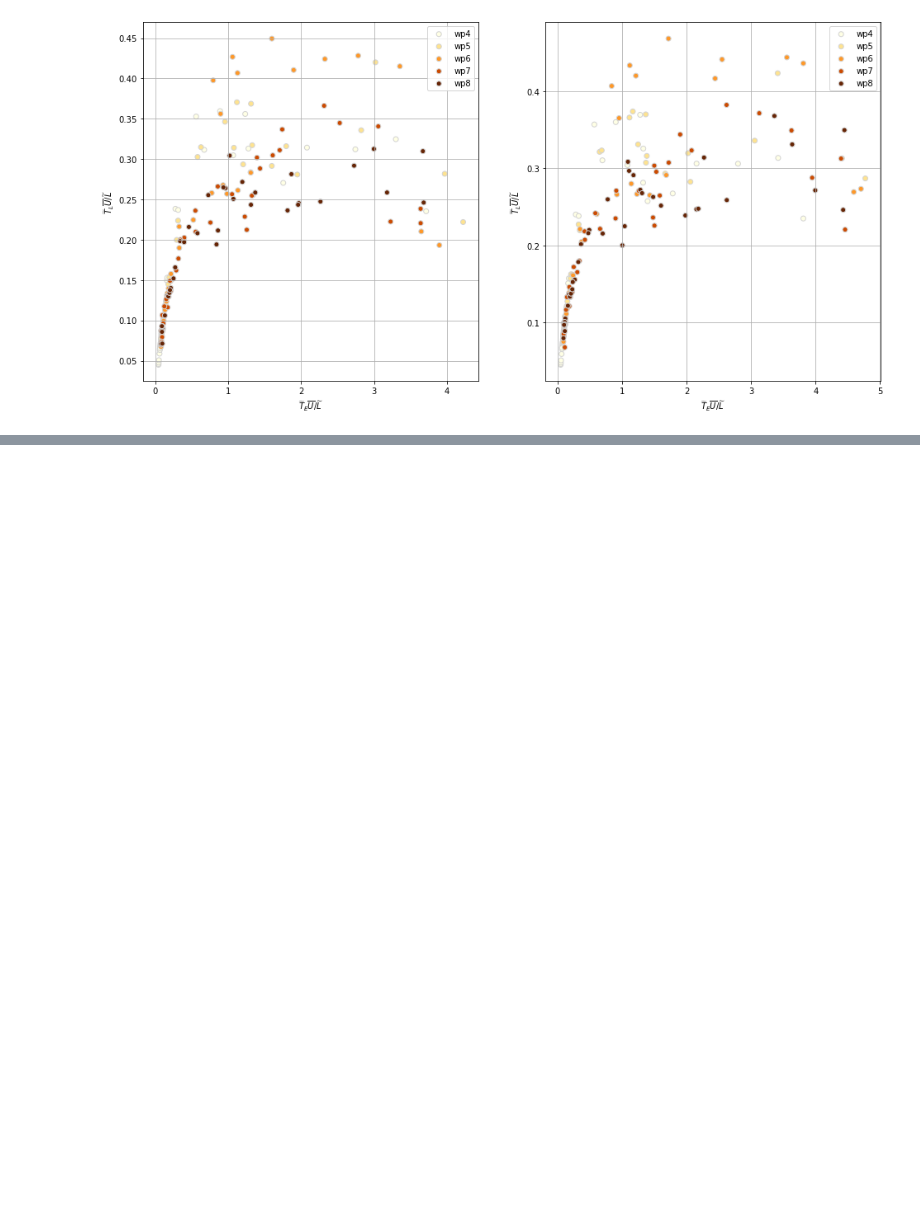
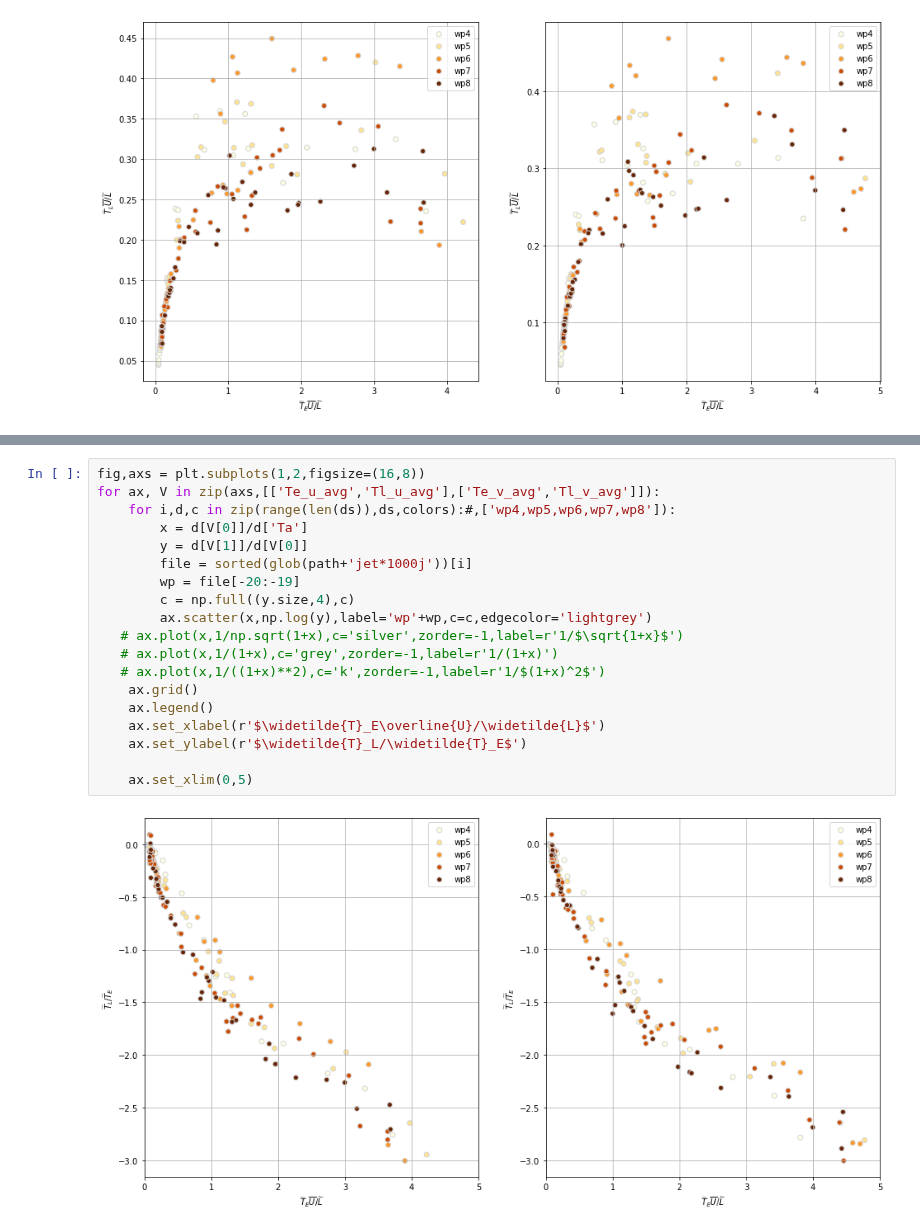
Before and after one commit to zcasparco/equinox_phd, a Jupyter notebook: synthesis/Synthesis_Tt_comp.ipynb, the cells around one changed output, grey strips where cells are left out. Saved outputs shown, nothing was run; the diff lists cells and outputs as text; blank space fills up the shorter version.

```diff
--- a/synthesis/Synthesis_Tt_comp.ipynb
+++ b/synthesis/Synthesis_Tt_comp.ipynb
@@ -242,0 +220,21 @@ AttributeError: module 'xarray' has no attribute 'DataArray'
+# %%
+fig,axs = plt.subplots(1,2,figsize=(16,8))
+for ax, V in zip(axs,[['Te_u_avg','Tl_u_avg'],['Te_v_avg','Tl_v_avg']]):
+    for i,d,c in zip(range(len(ds)),ds,colors):#,['wp4,wp5,wp6,wp7,wp8']):
+        x = d[V[0]]/d['Ta']
+        y = d[V[1]]/d[V[0]]
+        file = sorted(glob(path+'jet*1000j'))[i]
+        wp = file[-20:-19]
+        c = np.full((y.size,4),c)
+        ax.scatter(x,np.log(y),label='wp'+wp,c=c,edgecolor='lightgrey')
+   # ax.plot(x,1/np.sqrt(1+x),c='silver',zorder=-1,label=r'1/$\sqrt{1+x}$')
+   # ax.plot(x,1/(1+x),c='grey',zorder=-1,label=r'1/(1+x)')
+   # ax.plot(x,1/((1+x)**2),c='k',zorder=-1,label=r'1/$(1+x)^2$')
+    ax.grid()
+    ax.legend()
+    ax.set_xlabel(r'$\widetilde{T}_E\overline{U}/\widetilde{L}$')
+    ax.set_ylabel(r'$\widetilde{T}_L/\widetilde{T}_E$')
+
+    ax.set_xlim(0,5)
+# %% [output]
+[figure, added]
```
Also changed, not shown: parts of 2 cells of this notebook.
